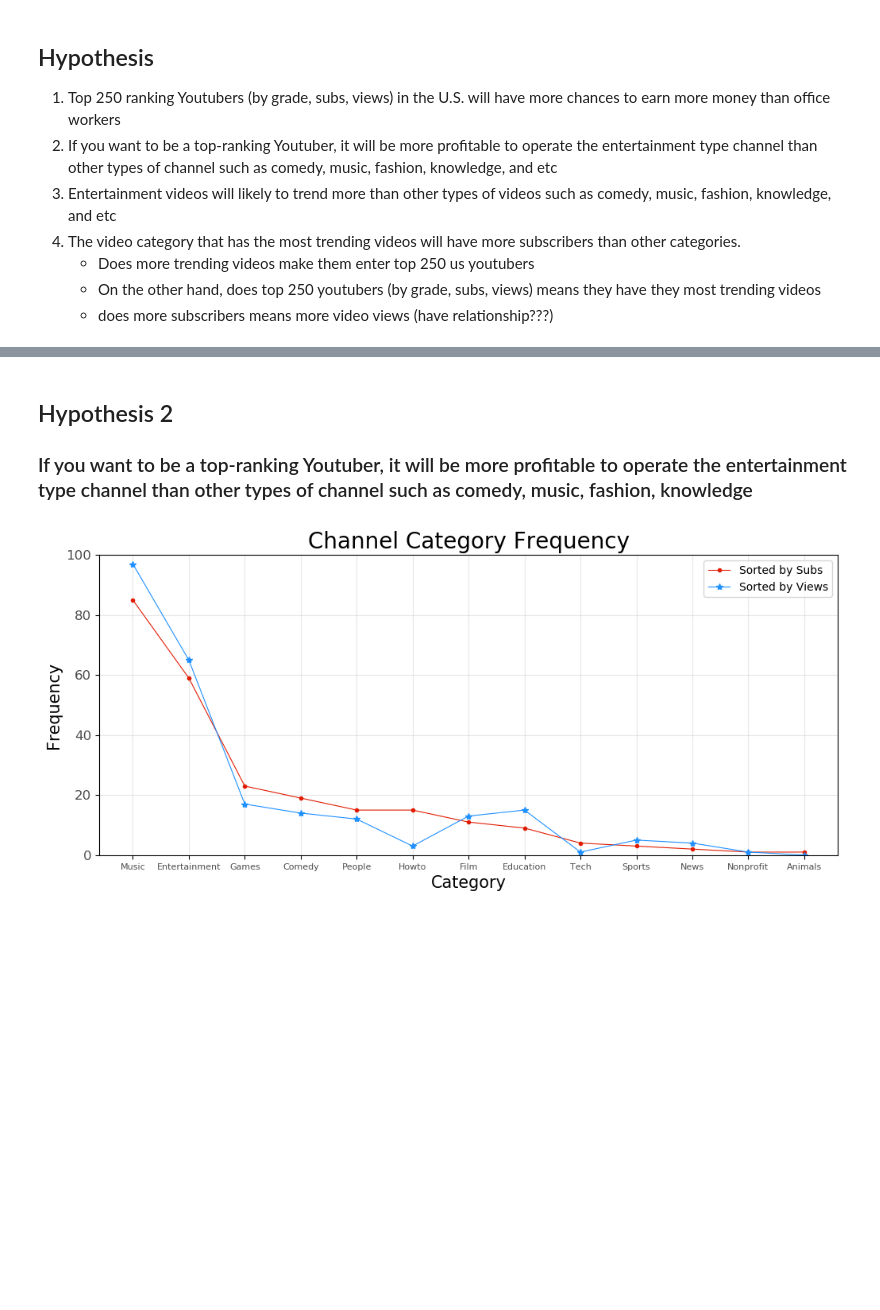
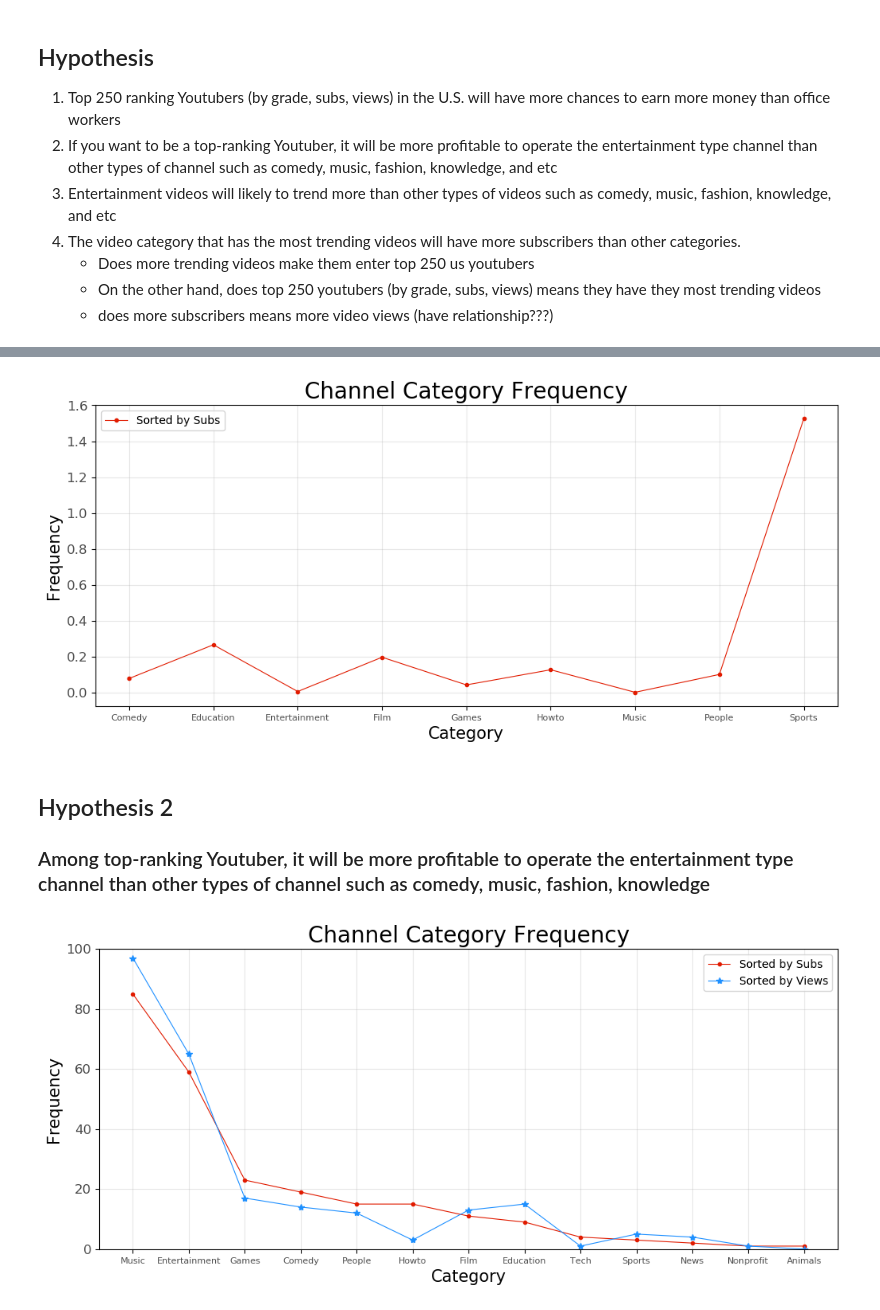
Before and after one commit to gillian850413/Final_Project, a Jupyter notebook: IS590PR_Final_Project_Part1.ipynb, the cells around one changed output, grey strips where cells are left out. Saved outputs shown, nothing was run; the diff lists cells and outputs as text; code cells hidden in the pictures; blank space fills up the shorter version.

```diff
--- a/IS590PR_Final_Project_Part1.ipynb
+++ b/IS590PR_Final_Project_Part1.ipynb
@@ -35,0 +93,11 @@ import matplotlib.pyplot as plt
+# %%
+def pivottable_Creation(df_name):
+    pivotTable = pd.pivot_table(df_name, values=['Uploads', 'Subscribers', 'Views', 'URL', 'Min Yearly Earning', 'Max Yearly Earning'],
+                            index=['Category'], aggfunc={'Uploads': np.sum, 'Subscribers': np.sum, 'Views': np.sum,
+                                                         'URL': 'count', 'Min Yearly Earning':np.sum, 'Max Yearly Earning':np.sum})
+    return pivotTable
+# %%
+categories_subs_df = pivottable_Creation(top250_subs_df)
+# %%
+extract = categories_subs_df[['Max Yearly Earning', 'URL']]
+categories_subs_df
@@ -35,0 +120,6 @@ import matplotlib.pyplot as plt
+# %%
+# Select some categories which include the high earning channels
+final = pd.merge(extract, info, how='inner', on=['Category'])
+final.columns = ['Total earning', 'Total count', 'Top count', 'Top earning']
+final['Indicator'] = final['Top earning'] / final['Total earning'] / final['Top count'] / final['Total count'] * 10
+final
@@ -36,6 +138,22 @@ import matplotlib.pyplot as plt
+# %%
+subs_info = final['Indicator']
+
+plt.figure(figsize=(12,5), dpi= 100)
+plt.plot(subs_info, linewidth = 0.8, marker = '.', label = "Sorted by Subs", color='#E11B00')
+
+plt.xlabel("Category", fontsize=15)
+plt.ylabel("Frequency", fontsize=15)
+plt.xticks(fontsize=8, horizontalalignment='center', alpha=.7)
+plt.yticks(fontsize=12, alpha=.7)
+plt.title("Channel Category Frequency", fontsize=20)
+plt.grid(axis='both', alpha=.3)
+plt.legend()
+plt.show()
+# %% [output]
+[figure, added]
 # %% [markdown]
 ## Hypothesis 2
-### If you want to be a top-ranking Youtuber, it will be more profitable to operate the entertainment type channel than other types of channel such as comedy, music, fashion, knowledge
+### Among top-ranking Youtuber, it will be more profitable to operate the entertainment type channel than other types of channel such as comedy, music, fashion, knowledge
 # %%
 top250_subs_df = pd.read_csv('data/top250_us_youtube_by_subs.csv')
 top250_views_df = pd.read_csv('data/top250_us_youtube_by_views.csv')
```
Also changed, not shown: parts of 14 cells of this notebook.
